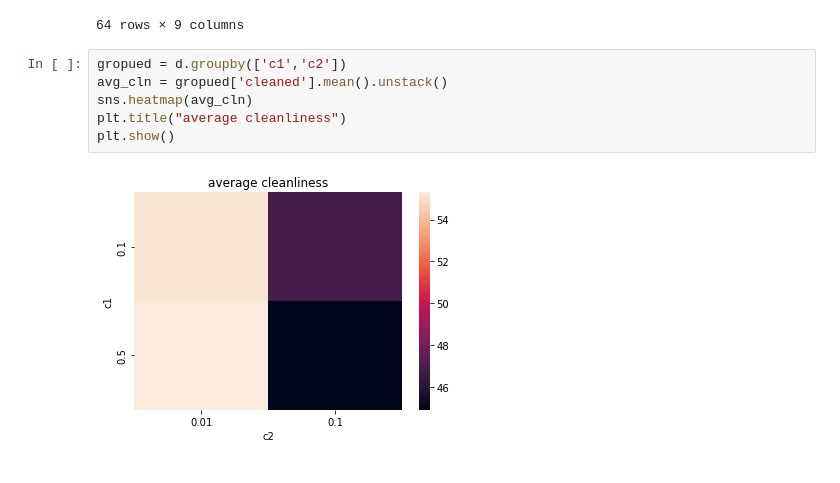
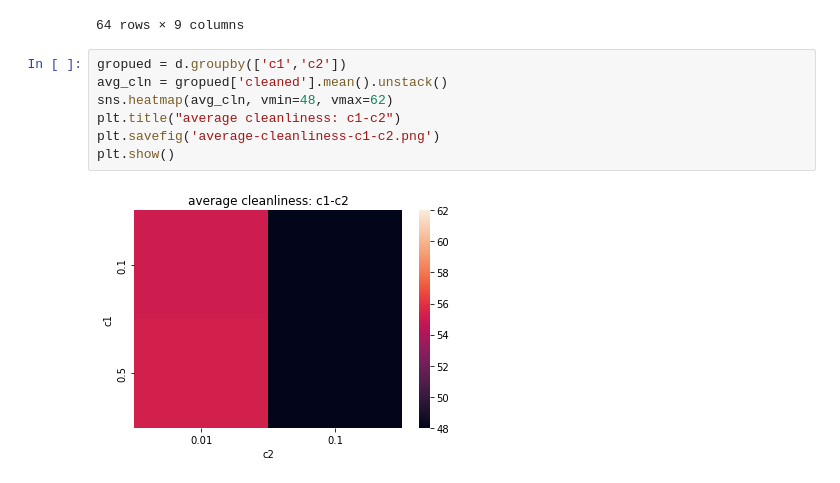
Before and after one commit to BartSlenders/Data-Intelligence-Challenge-1, a Jupyter notebook: Continuous-Simulations/ppo_results.ipynb, the cells around one changed output. Saved outputs shown, nothing was run; the diff lists cells and outputs as text.

```diff
--- a/Continuous-Simulations/ppo_results.ipynb
+++ b/Continuous-Simulations/ppo_results.ipynb
@@ -92,8 +76,9 @@ d.sort_values(by='cleaned')
 # %%
 gropued = d.groupby(['c1','c2'])
 avg_cln = gropued['cleaned'].mean().unstack()
-sns.heatmap(avg_cln)
-plt.title("average cleanliness")
+sns.heatmap(avg_cln, vmin=48, vmax=62)
+plt.title("average cleanliness: c1-c2")
+plt.savefig('average-cleanliness-c1-c2.png')
 plt.show()
 # %% [output]
-[figure, old version]
+[figure, new version]
```
Also changed, not shown: parts of 11 cells of this notebook.
